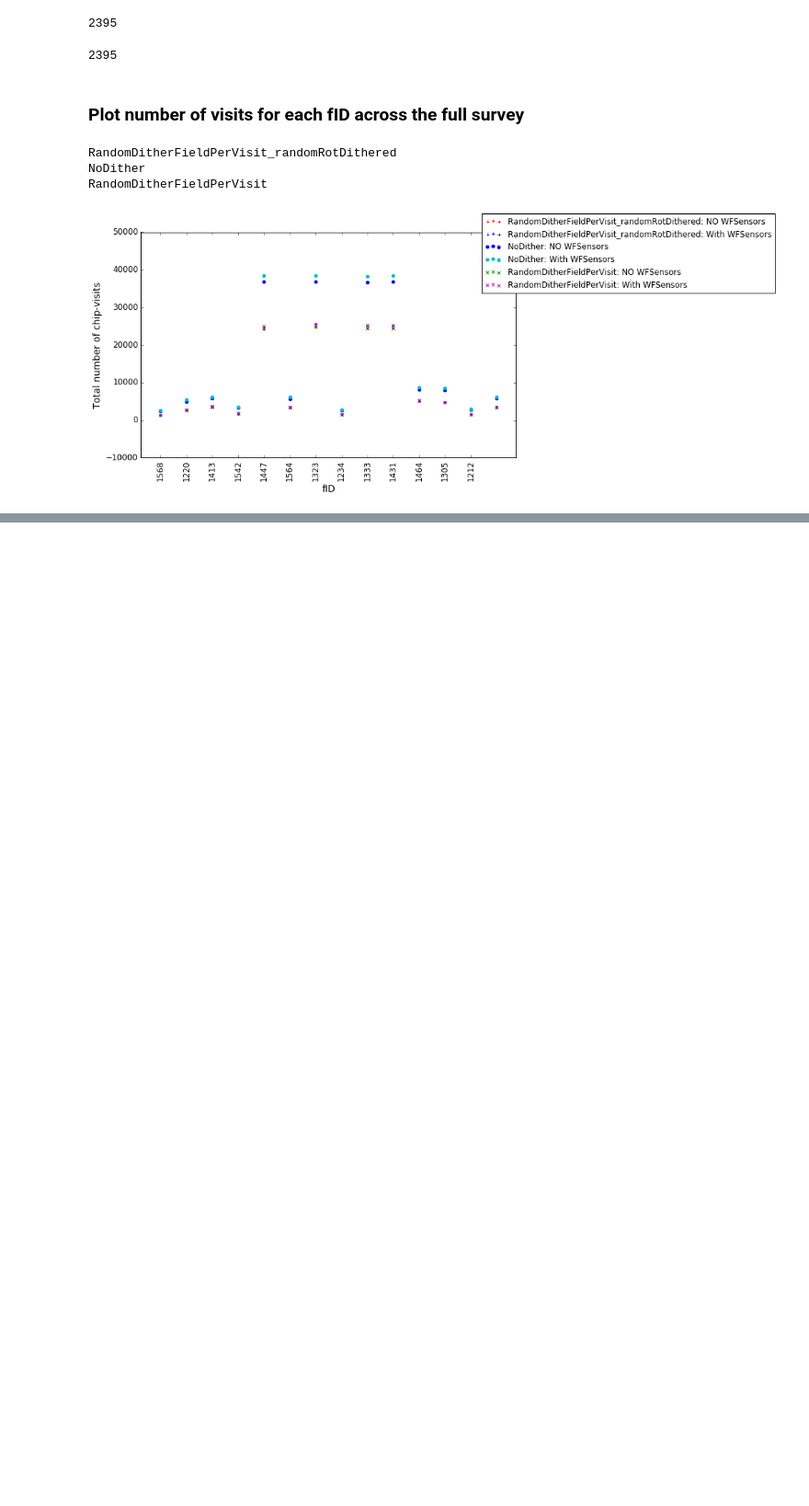
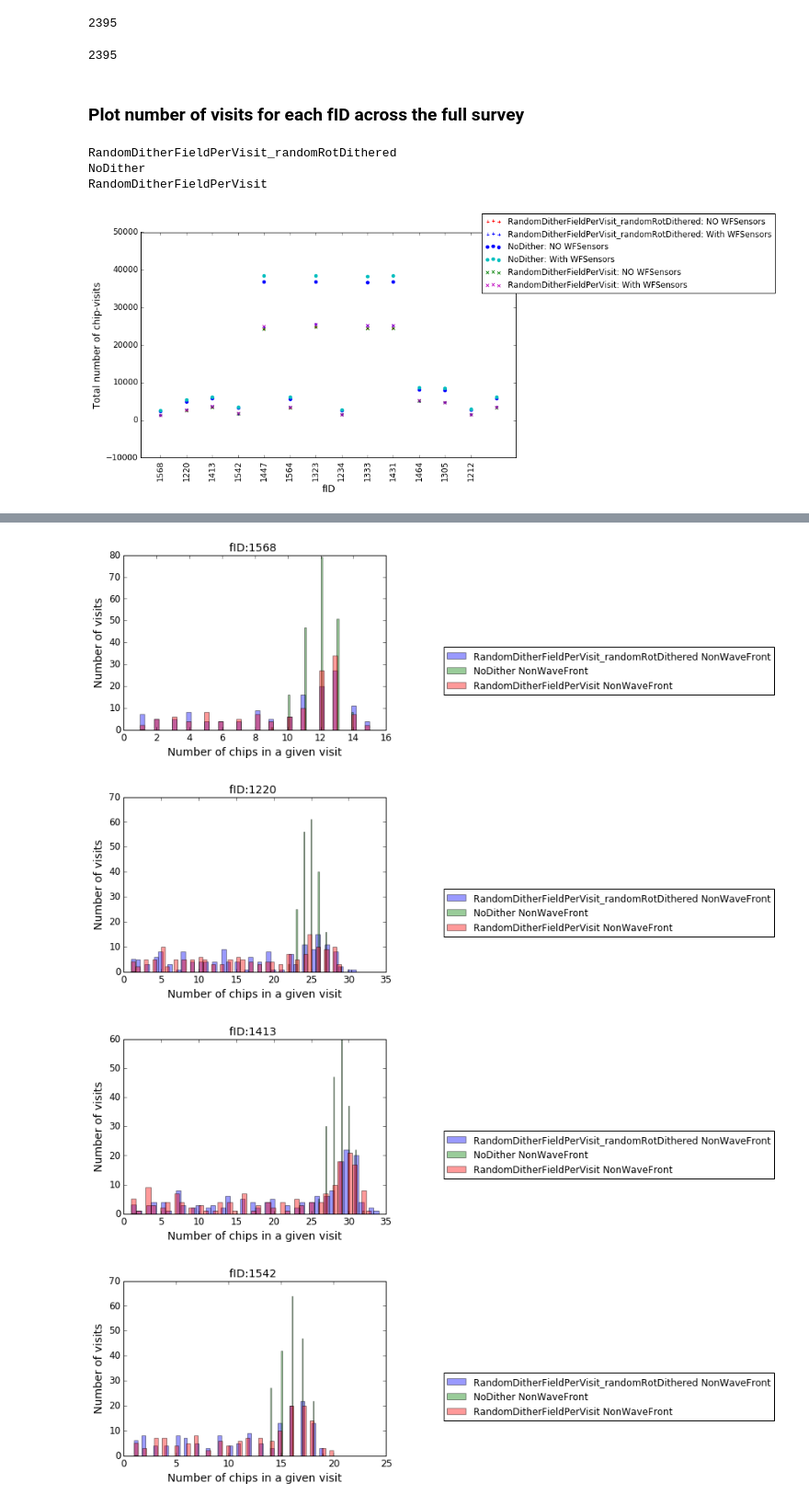
Before and after one commit to humnaawan/DC1-Regions, a Jupyter notebook: notebooks/Stats -- DC1 Chips Per Visit.ipynb, the cells around one changed output, grey strips where cells are left out. Shown at 92% size. Saved outputs shown, nothing was run; the diff lists cells and outputs as text; code cells hidden in the pictures; blank space fills up the shorter version.

```diff
--- a/notebooks/Stats -- DC1 Chips Per Visit.ipynb
+++ b/notebooks/Stats -- DC1 Chips Per Visit.ipynb
@@ -233,0 +240,7 @@ for key in ['RandomDitherFieldPerVisit_randomRotDithered']: #savedData:
+# %%
+ID_Hist(sameXRange= False)
+# %% [output]
+[figure, added]
+[figure, added]
+[figure, added]
+[figure, added]
```
Also changed, not shown: parts of 4 cells of this notebook.
